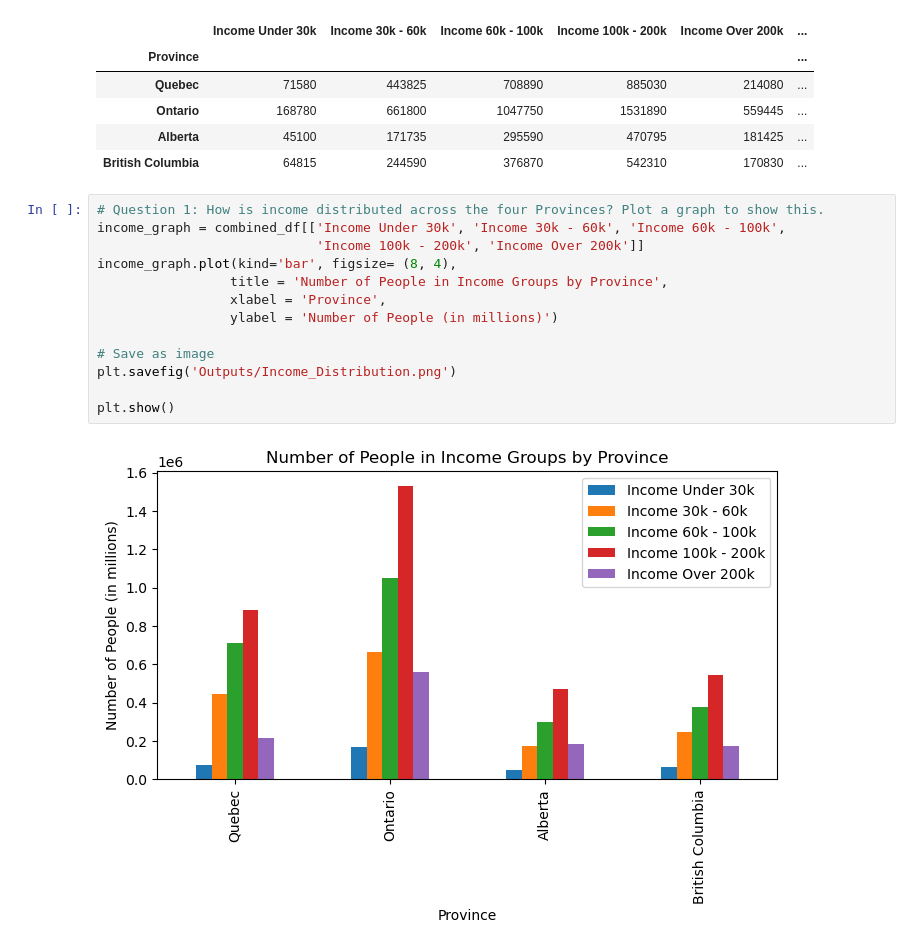
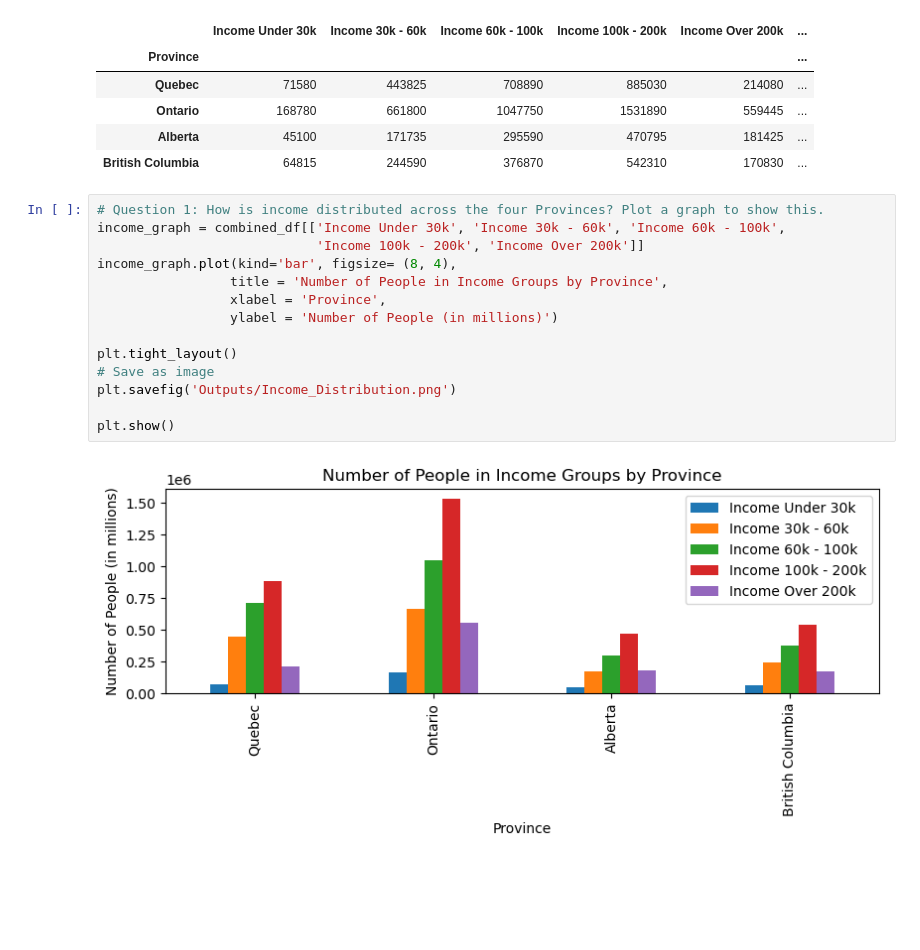
Before and after one commit to BehnooshNasri/project_one, a Jupyter notebook: Esi_Income_Analysis.ipynb, the cells around one changed output. Cells and saved outputs as stored; diff of their text form; blank space fills up the shorter version.

Commit message:
adding one line to Esi's notebook to tighten the png

```diff
--- a/Esi_Income_Analysis.ipynb
+++ b/Esi_Income_Analysis.ipynb
@@ -143,18 +143,19 @@ combined_df
 # %%
 # Question 1: How is income distributed across the four Provinces? Plot a graph to show this.
 income_graph = combined_df[['Income Under 30k', 'Income 30k - 60k', 'Income 60k - 100k',
                             'Income 100k - 200k', 'Income Over 200k']]
 income_graph.plot(kind='bar', figsize= (8, 4),
                  title = 'Number of People in Income Groups by Province',
                  xlabel = 'Province',
                  ylabel = 'Number of People (in millions)')
 
+plt.tight_layout()
 # Save as image
 plt.savefig('Outputs/Income_Distribution.png')
 
 plt.show()
 # %% [output]
-[figure, old version]
+[figure, new version]
 # %%
 # From the graph, select the mode income group for each province and find the ratio to total population
 # Plot a graph to show the disparity/difference across provinces for that income group
```
Also changed, not shown: parts of 3 cells of this notebook, 4 other files.
